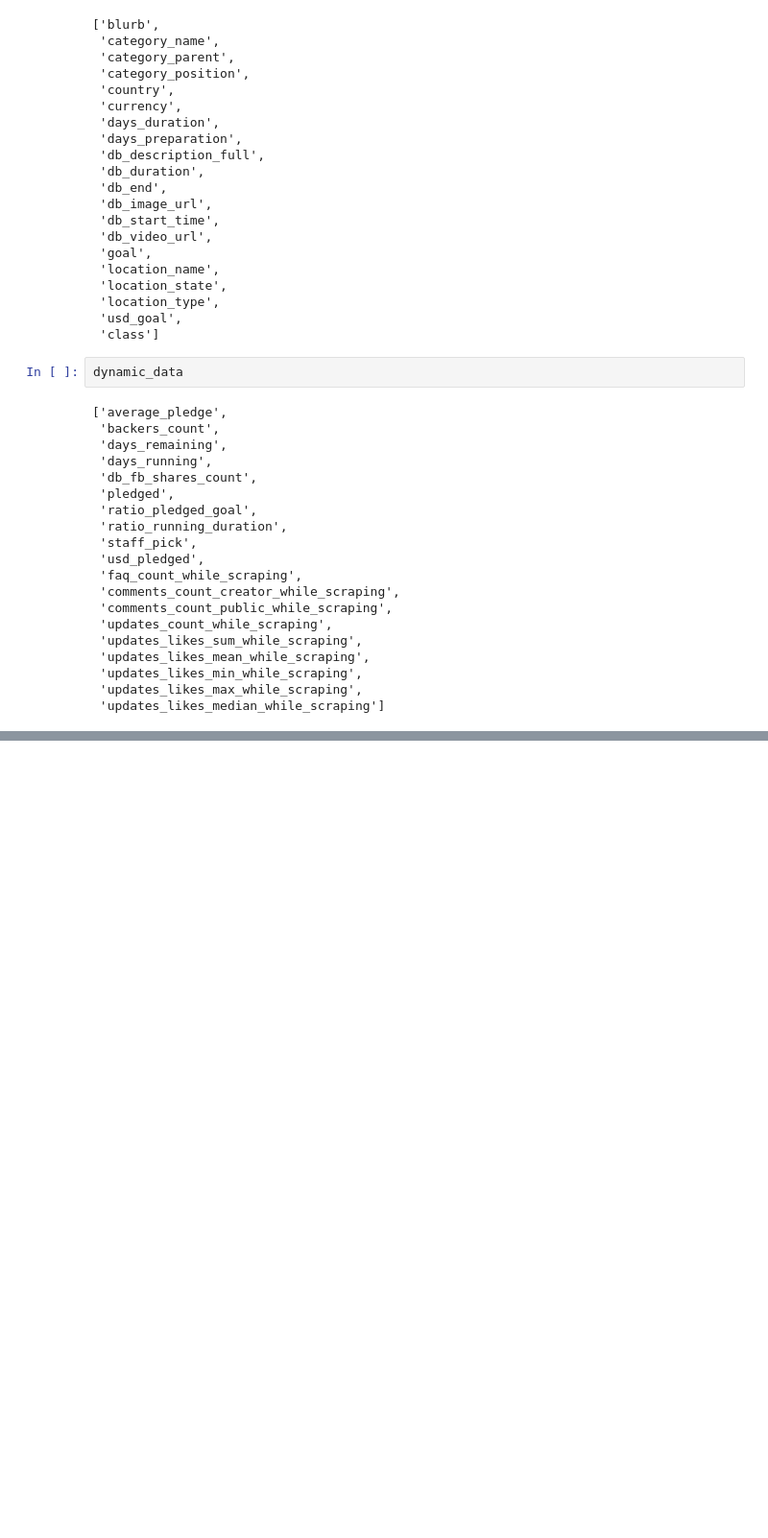
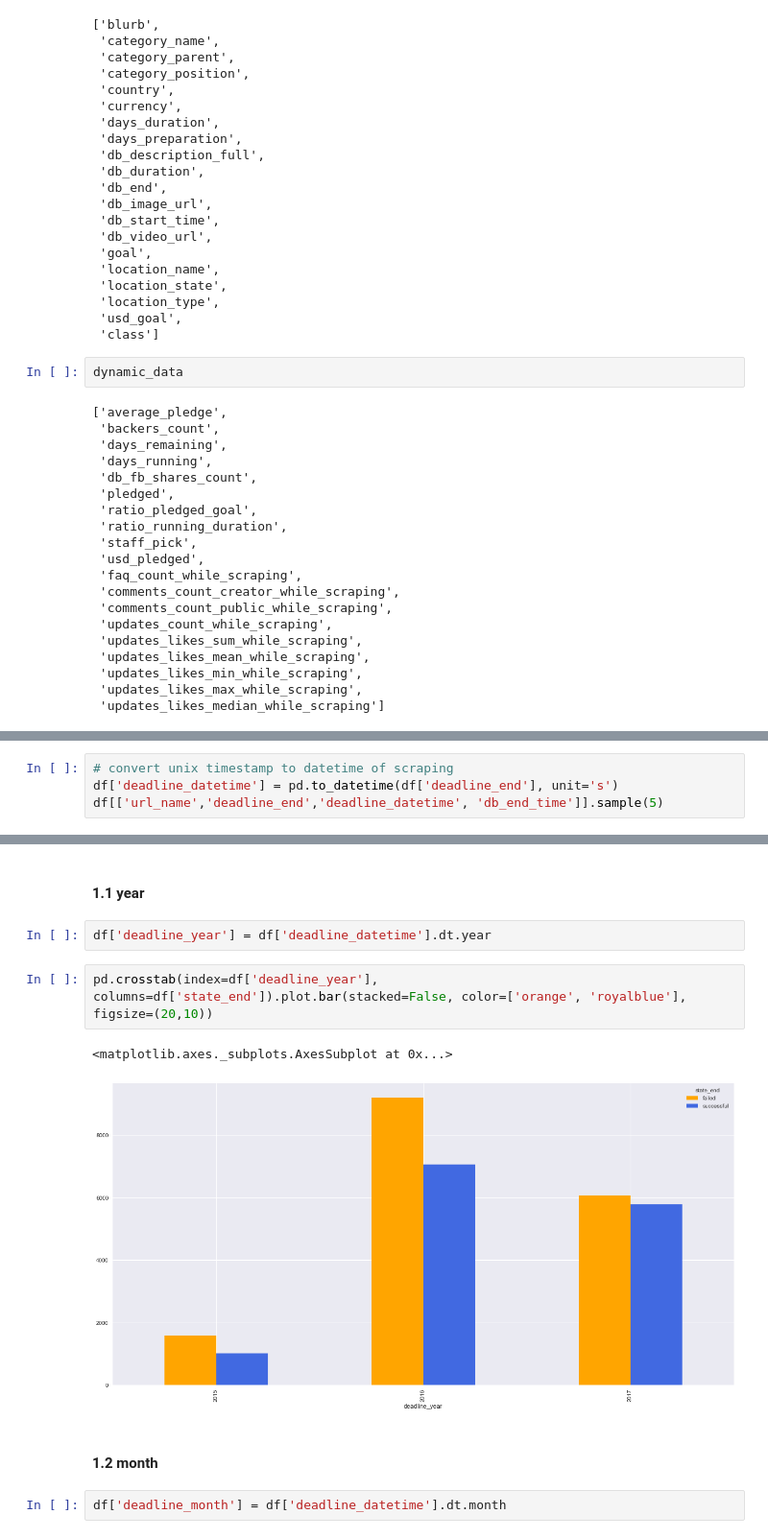
Before and after one commit to blanarik/kickstarter_success_prediction, a Jupyter notebook: 06_Kickstarter_selection_of_variables_for_prediction_task.ipynb, the cells around one changed output, grey strips where cells are left out. Shown: that part at 96% size. Drawn from its saved outputs; the diff is of its cells as text; blank space fills up the shorter version.

```diff
--- a/06_Kickstarter_selection_of_variables_for_prediction_task.ipynb
+++ b/06_Kickstarter_selection_of_variables_for_prediction_task.ipynb
@@ -744,0 +784,4 @@ dynamic_data
+# %%
+# convert unix timestamp to datetime of scraping
+df['deadline_datetime'] = pd.to_datetime(df['deadline_end'], unit='s')
+df[['url_name','deadline_end','deadline_datetime', 'db_end_time']].sample(5)
@@ -744,0 +795,13 @@ dynamic_data
+# %% [markdown]
+#### 1.1 year
+# %%
+df['deadline_year'] = df['deadline_datetime'].dt.year
+# %%
+pd.crosstab(index=df['deadline_year'], columns=df['state_end']).plot.bar(stacked=False, color=['orange', 'royalblue'], figsize=(20,10))
+# %% [output]
+<matplotlib.axes._subplots.AxesSubplot at 0x...>
+[figure, added]
+# %% [markdown]
+#### 1.2 month
+# %%
+df['deadline_month'] = df['deadline_datetime'].dt.month
```
Also changed, not shown: parts of 41 cells of this notebook.
